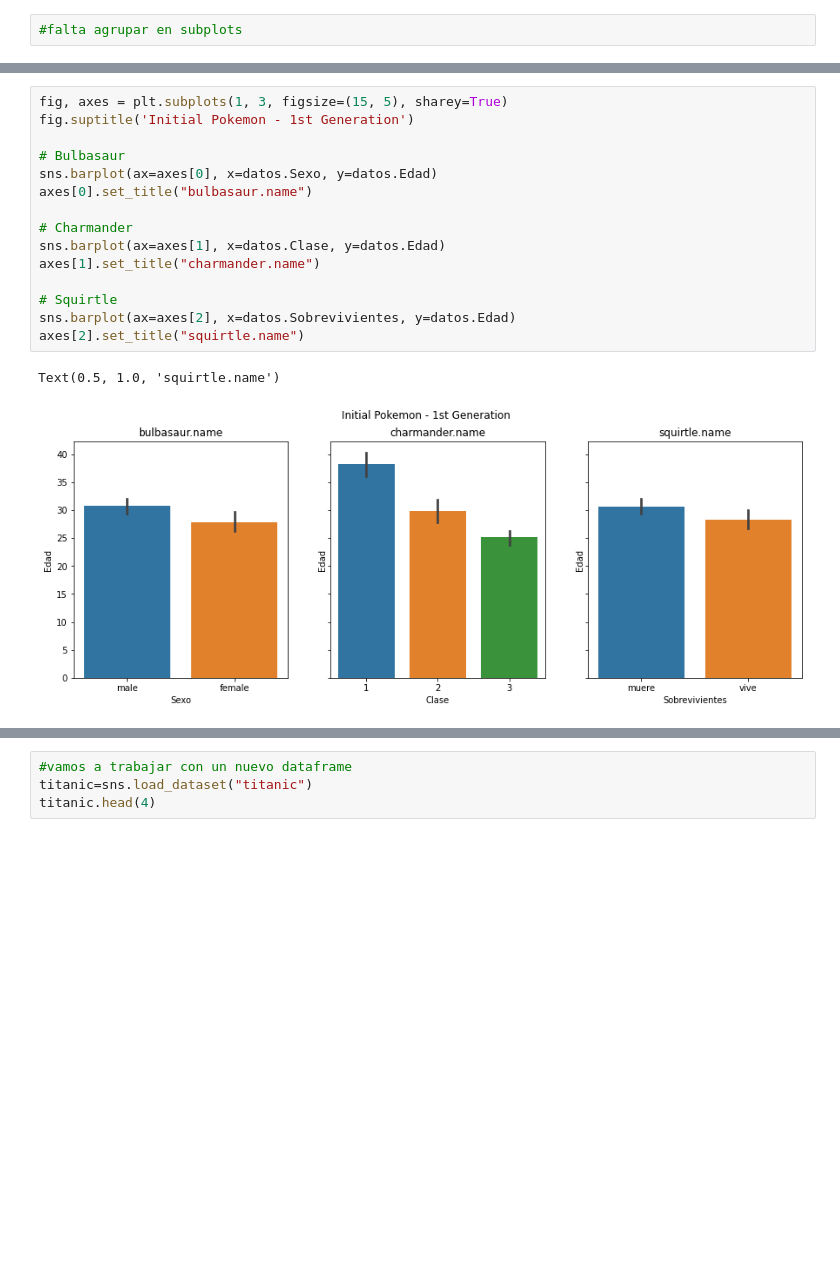
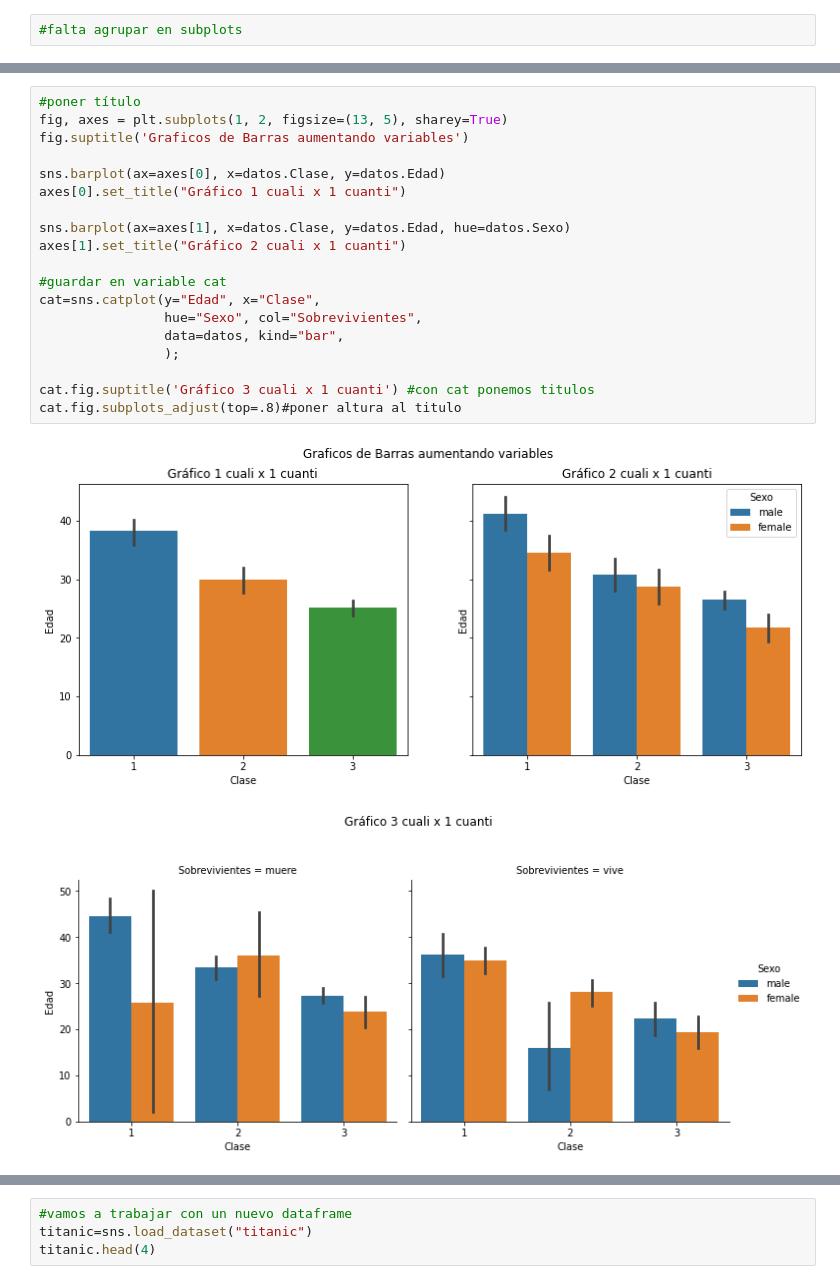
Before and after one commit to armandovl/funciones_descriptiva, a Jupyter notebook: Clase_Estadistica_Descriptiva.ipynb, the cells around one changed output, grey strips where cells are left out. Saved outputs shown, nothing was run; the diff lists cells and outputs as text; blank space fills up the shorter version.

```diff
--- a/Clase_Estadistica_Descriptiva.ipynb
+++ b/Clase_Estadistica_Descriptiva.ipynb
@@ -933,18 +1010,22 @@ ax = sns.violinplot(x="Clase", y="Edad", hue="Sexo",
 # %%
-fig, axes = plt.subplots(1, 3, figsize=(15, 5), sharey=True)
-fig.suptitle('Initial Pokemon - 1st Generation')
+#poner título
+fig, axes = plt.subplots(1, 2, figsize=(13, 5), sharey=True)
+fig.suptitle('Graficos de Barras aumentando variables')
 
-# Bulbasaur
-sns.barplot(ax=axes[0], x=datos.Sexo, y=datos.Edad)
-axes[0].set_title("bulbasaur.name")
+sns.barplot(ax=axes[0], x=datos.Clase, y=datos.Edad)
+axes[0].set_title("Gráfico 1 cuali x 1 cuanti")
 
-# Charmander
-sns.barplot(ax=axes[1], x=datos.Clase, y=datos.Edad)
-axes[1].set_title("charmander.name")
+sns.barplot(ax=axes[1], x=datos.Clase, y=datos.Edad, hue=datos.Sexo)
+axes[1].set_title("Gráfico 2 cuali x 1 cuanti")
 
-# Squirtle
-sns.barplot(ax=axes[2], x=datos.Sobrevivientes, y=datos.Edad)
-axes[2].set_title("squirtle.name")
+#guardar en variable cat
+cat=sns.catplot(y="Edad", x="Clase",
+                hue="Sexo", col="Sobrevivientes",
+                data=datos, kind="bar",
+                );
+
+cat.fig.suptitle('Gráfico 3 cuali x 1 cuanti') #con cat ponemos titulos
+cat.fig.subplots_adjust(top=.8)#poner altura al titulo
 # %% [output]
-Text(0.5, 1.0, 'squirtle.name')
-[figure, old version]
+[figure, new version]
+[figure, added]
```
Also changed, not shown: parts of 74 cells of this notebook.
